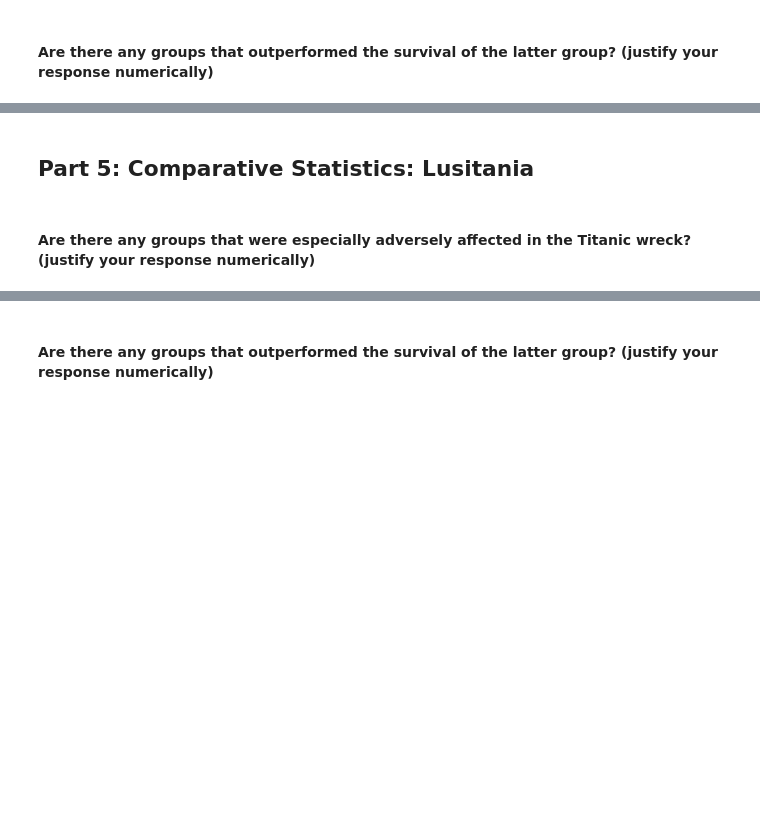
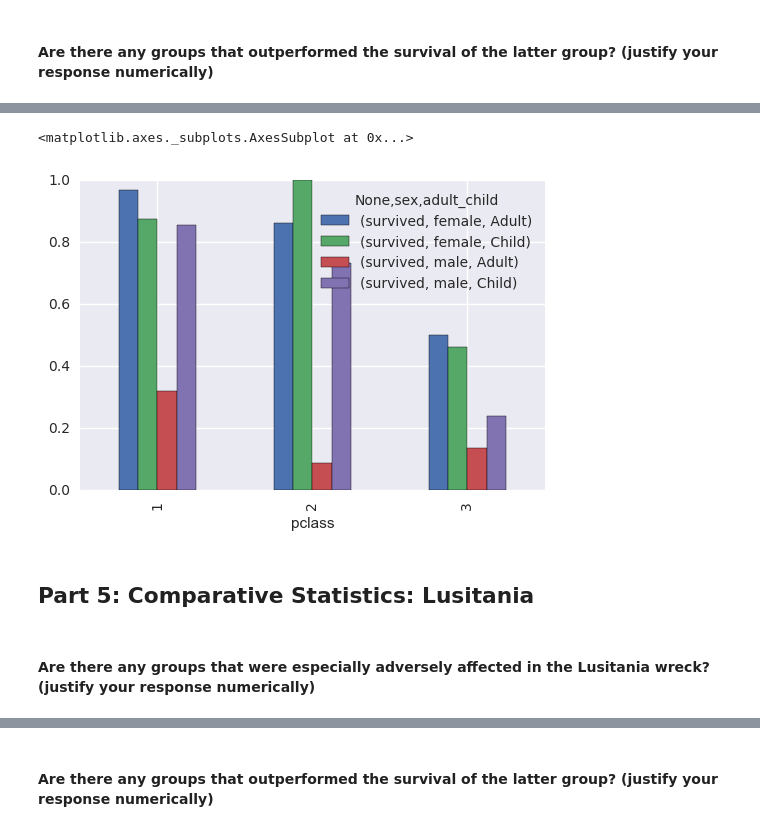
Before and after one commit to davidsanford/DSI_Project_2, a Jupyter notebook: Project_2_JB_JM.ipynb, the cells around one changed output, grey strips where cells are left out. Cells and saved outputs as stored; diff of their text form; code cells hidden in the pictures; blank space fills up the shorter version.

```diff
--- a/Project_2_JB_JM.ipynb
+++ b/Project_2_JB_JM.ipynb
@@ -26,0 +156,19 @@
+# %%
+for i in range(1,4,1):
+    for j in range(0,3,1):
+        for k in range(0,3,1):
+            subset = (titanic.pclass == i) & (titanic.sibsp == j) & (titanic.parch == k)
+            titanic.age.loc[(titanic.age.isnull()) & (subset)] = titanic[subset].age.mean()
+
+
+        subset = (titanic.pclass == i) & (titanic.sibsp == j) & (titanic.parch > 2)
+        titanic.age.loc[(titanic.age.isnull()) & (subset)] = titanic[subset].age.mean()
+
+        subset = (titanic.pclass == i) & (titanic.sibsp > 2) & (titanic.parch == j)
+        titanic.age.loc[(titanic.age.isnull()) & (subset)] = titanic[subset].age.mean()
+
+    subset = (titanic.pclass == i) & (titanic.sibsp > 2) & (titanic.parch > 2)
+    titanic.age.loc[(titanic.age.isnull()) & (subset)] = titanic[subset].age.mean()
+
+print("There are {} missing values remaining for age.".format(titanic[titanic.age.isnull()].size))
+titanic.age.describe()
@@ -32,0 +296,8 @@
+# %%
+titanic["adult_child"] = "Adult"
+titanic.adult_child.loc[titanic.age < 18] = "Child"
+
+titanic_subdata = titanic[["survived","pclass","sex","adult_child"]]
+titanic_melted = pd.melt(titanic_subdata,["pclass","sex","adult_child"],'survived', value_name = "survived")
+titanic_survival = pd.pivot_table(titanic_melted, index = ['pclass'], columns=['sex','adult_child'], aggfunc=np.mean)
+titanic_survival
@@ -33,4 +312,10 @@
+# %%
+import seaborn as sns
+titanic_survival.plot.bar()
+# %% [output]
+<matplotlib.axes._subplots.AxesSubplot at 0x...>
+[figure, added]
 # %% [markdown]
 ## Part 5:  Comparative Statistics:  Lusitania
 # %% [markdown]
-#### Are there any groups that were especially adversely affected in the Titanic wreck? (justify your response numerically)
+#### Are there any groups that were especially adversely affected in the Lusitania wreck? (justify your response numerically)
```
Also changed, not shown: parts of 29 cells of this notebook.
